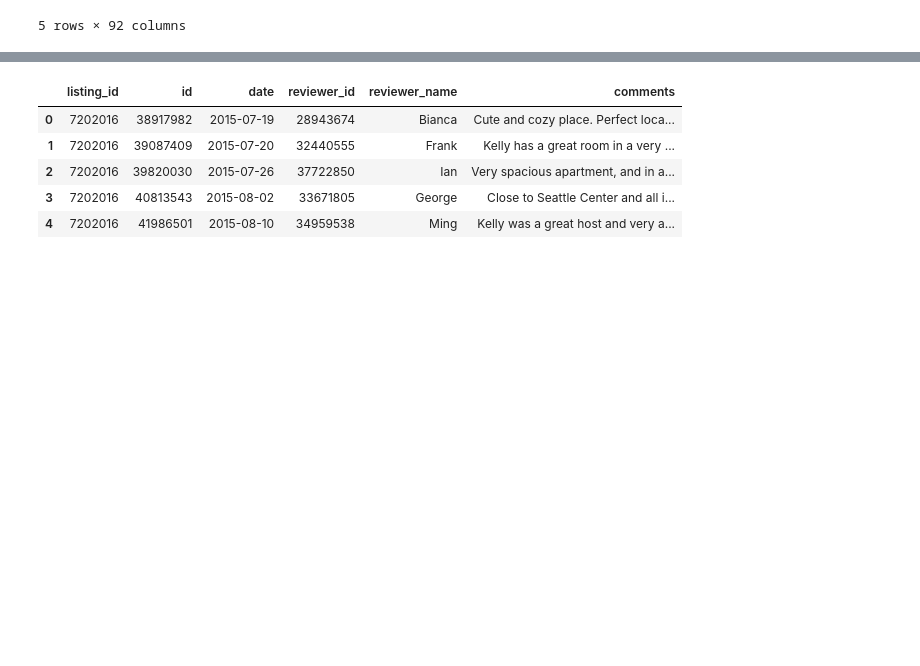
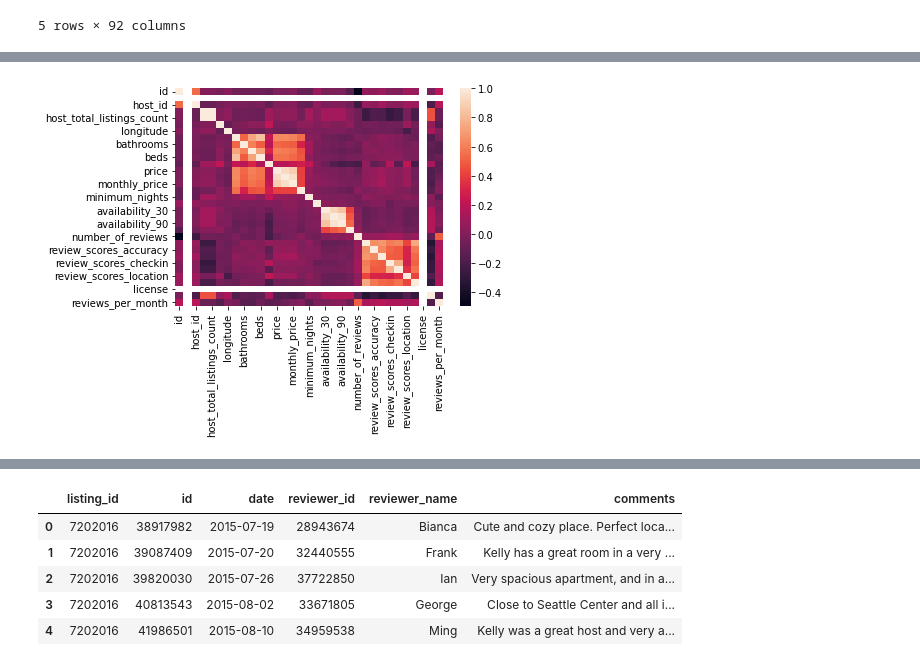
Before and after one commit to EmrahDemirezen/BSH_DATA_SCIENTIST_PROJECT_1, a Jupyter notebook: bsh-data-scientist-homework.ipynb, the cells around one changed output, grey strips where cells are left out. Cells and saved outputs as stored; diff of their text form; code cells hidden in the pictures; blank space fills up the shorter version.

```diff
--- a/bsh-data-scientist-homework.ipynb
+++ b/bsh-data-scientist-homework.ipynb
@@ -78,0 +275,14 @@ df_listing.head()
+# %%
+# So lets compare the prices with some other features
+df_listing["price"]=df_listing["price"].str.strip("$")
+df_listing["price"]=df_listing["price"].str.replace(",","")
+df_listing["price"]=df_listing["price"].astype(float)
+df_listing["weekly_price"]=df_listing["weekly_price"].str.strip("$")
+df_listing["weekly_price"]=df_listing["weekly_price"].str.replace(",","")
+df_listing["weekly_price"]=df_listing["weekly_price"].astype(float)
+df_listing["monthly_price"]=df_listing["monthly_price"].str.strip("$")
+df_listing["monthly_price"]=df_listing["monthly_price"].str.replace(",","")
+df_listing["monthly_price"]=df_listing["monthly_price"].astype(float)
+# %%
+# clean nan rows where prices have
+df_listing.dropna(subset=["price","weekly_price","monthly_price"], inplace=True)
@@ -78,0 +315,6 @@ df_listing.head()
+# %%
+# to quickly check the datas we can get something  I am going to use a heatmap
+sns.heatmap(df_listing.corr())
+plt.show()
+# %% [output]
+[figure, added]
```
Also changed, not shown: parts of 42 cells of this notebook.
